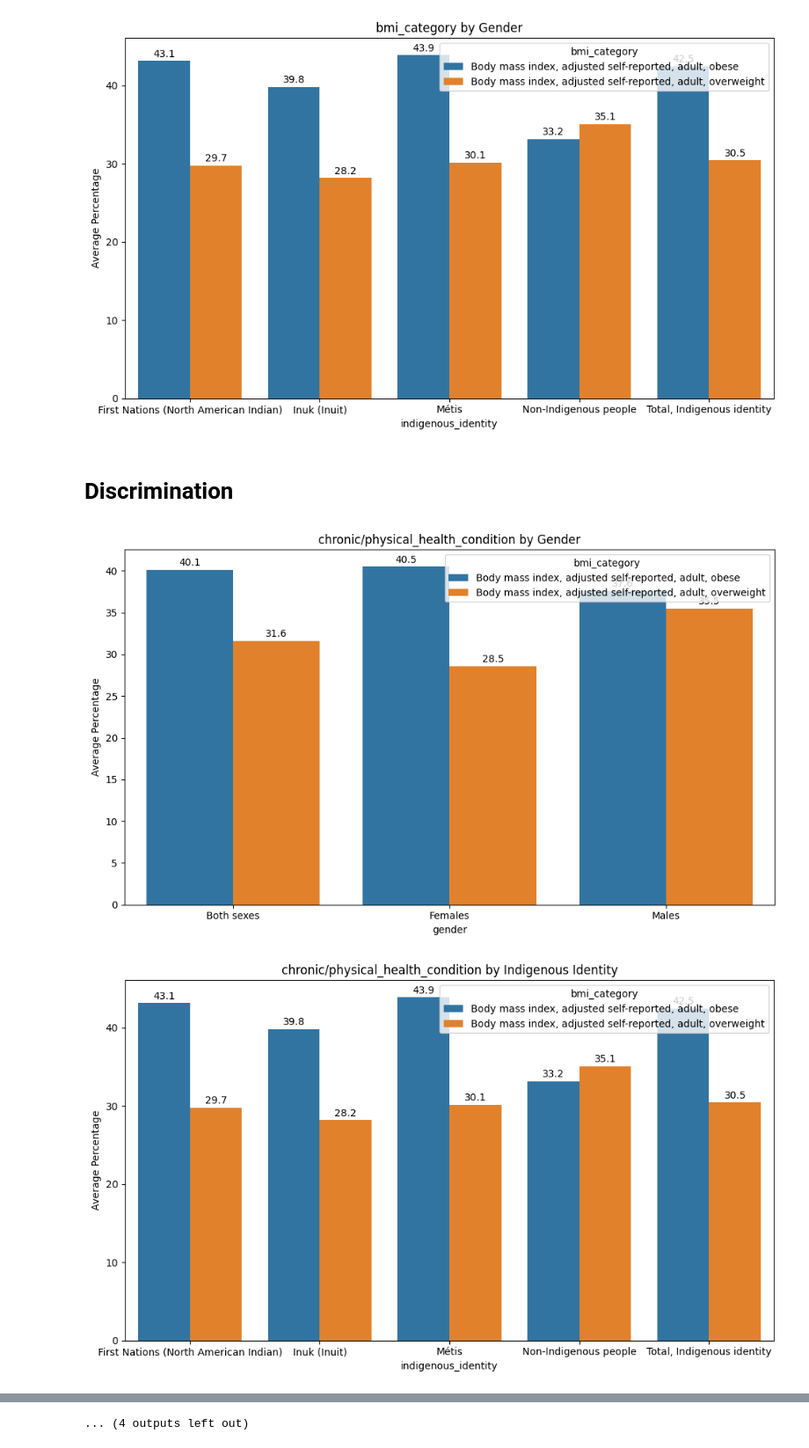
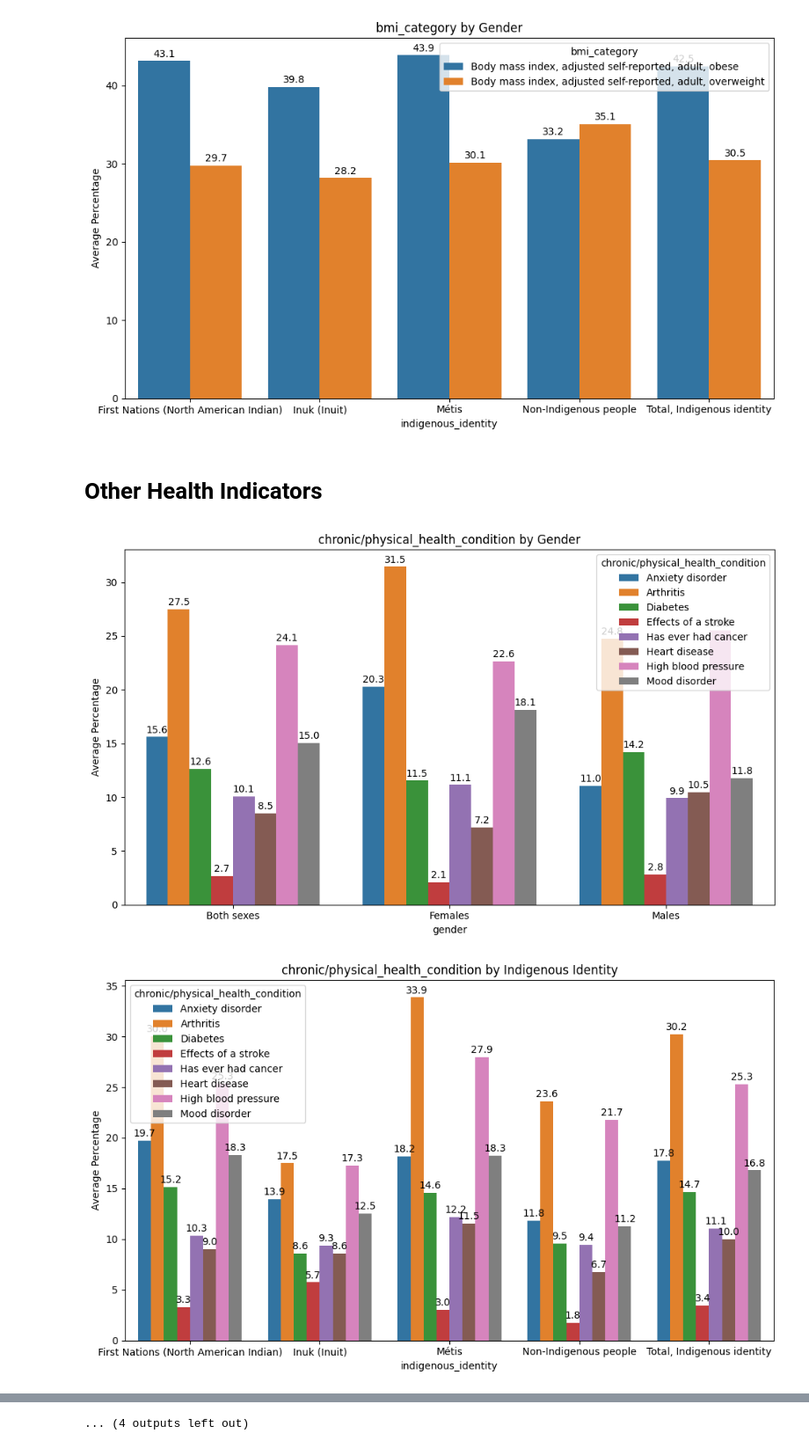
Before and after one commit to s8aH/GLOCAL-indigenous-healthcare, a Jupyter notebook: health_indicator_analysis.ipynb, the cells around one changed output, grey strips where cells are left out. Shown at 88% size. Saved outputs shown, nothing was run; the diff lists cells and outputs as text; code cells hidden in the pictures.

Commit message:
Update health indicators visualization

```diff
--- a/health_indicator_analysis.ipynb
+++ b/health_indicator_analysis.ipynb
@@ -231,16 +231,16 @@ plot_bar_chart(df, 'gender', 'bmi_category', "bmi_category by Gender", stacked_b
 plot_bar_chart(df, 'indigenous_identity', 'bmi_category', "bmi_category by Gender", stacked_by=False)
 # %% [output]
 [figure]
-# %% [markdown]
-# Discrimination
+# %% [markdown]
+# Other Health Indicators
 # %%
 plot_cols = ['chronic/physical_health_condition', 'healthcare_access',
        'smoking_status', 'life_stress', 'perceived_health_status',
        'social_wellbeing', 'alcohol_use', 'perceived_mental_health_status']
 # %%
 for col in plot_cols:
-    plot_bar_chart(df, 'gender', 'bmi_category', col+" by Gender", stacked_by=False)
-    plot_bar_chart(df, 'indigenous_identity', 'bmi_category', col+" by Indigenous Identity", stacked_by=False)
+    plot_bar_chart(df, 'gender', col, col+" by Gender", stacked_by=False)
+    plot_bar_chart(df, 'indigenous_identity', col, col+" by Indigenous Identity", stacked_by=False)
 # %% [output]
-[figure, old version]
+[figure, new version]
-[figure, old version]
+[figure, new version]
```
Also changed, not shown: parts of 1 cell of this notebook.
